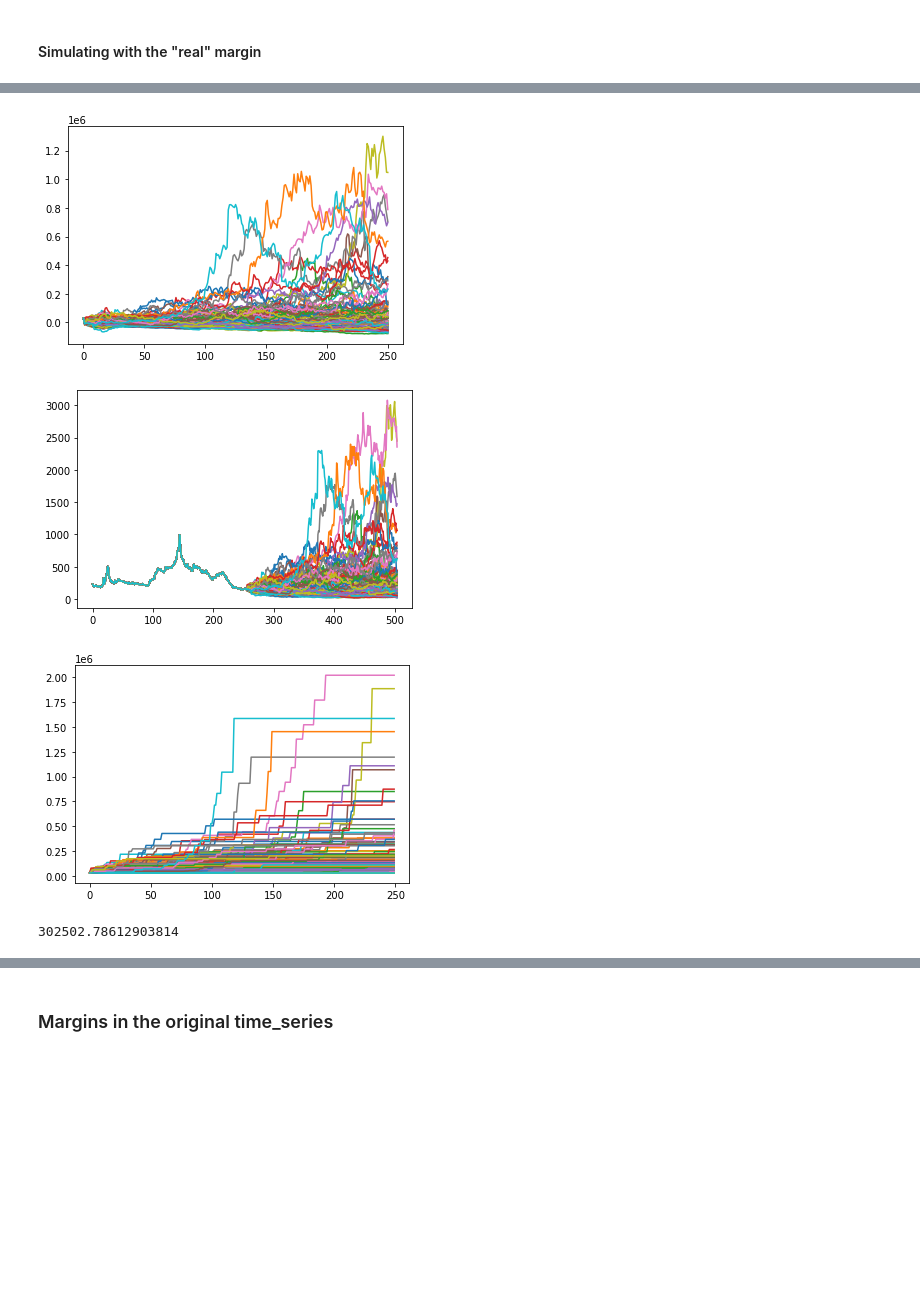
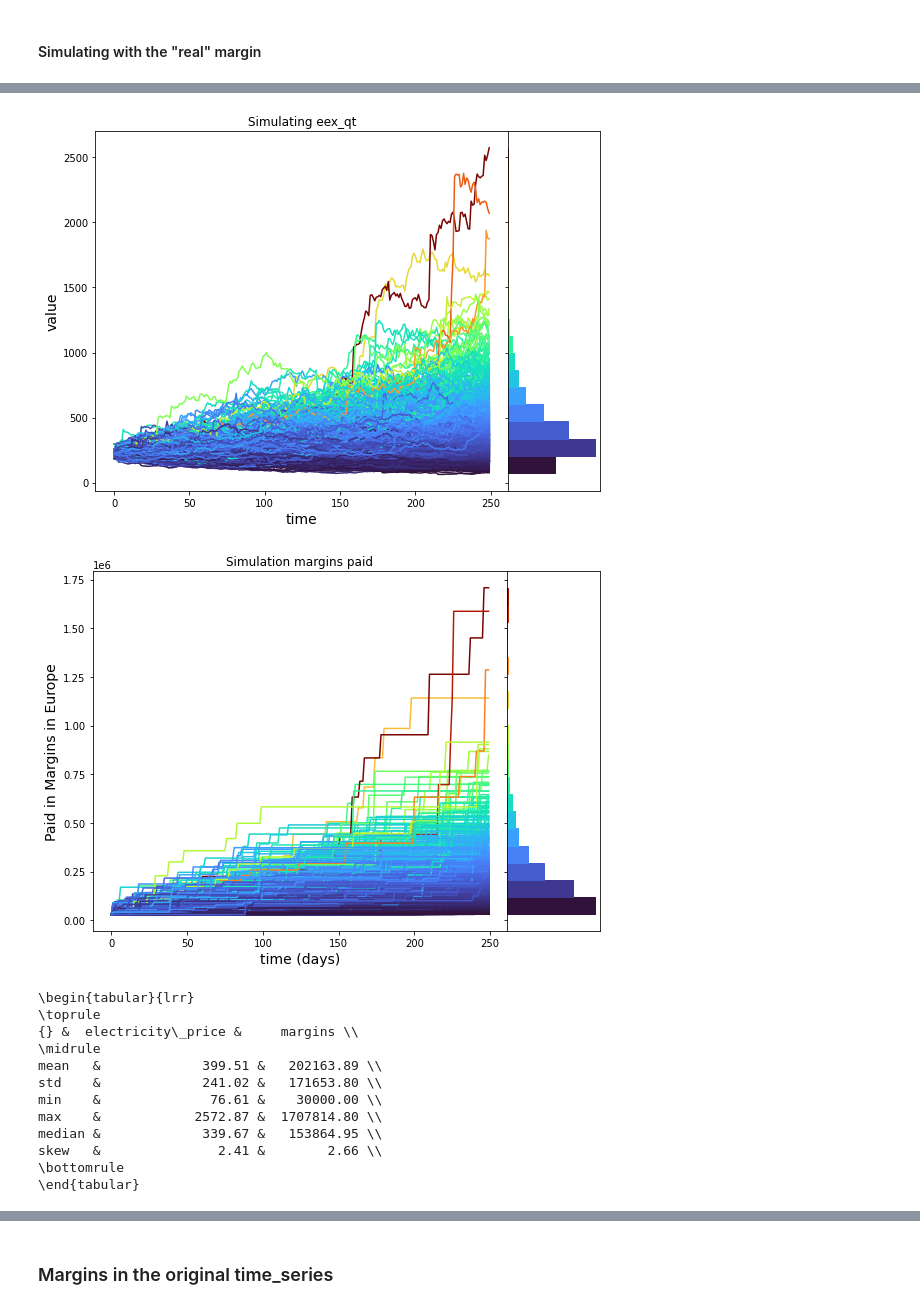
Before and after one commit to igseg/power_markets, a Jupyter notebook: Code.ipynb, the cells around one changed output, grey strips where cells are left out. Saved outputs shown, nothing was run; the diff lists cells and outputs as text; code cells hidden in the pictures; blank space fills up the shorter version.

Commit message:
Added simulations, missing simulation in the US for the non-squeeze period

```diff
--- a/Code.ipynb
+++ b/Code.ipynb
@@ -1162,7 +1181,7 @@ def risk_multiplier(rs, sigs, alpha = 0.95):
 lam = 0.99
 ecc_window = 255
 N = 250
-M = 100
+M = 1000
 crisis_idx = 410
 serie = 'eex_qt'
 
@@ -1179,25 +1198,25 @@ phi  = results[serie][0][1]
 df   = results[serie][0][-1]
 
 returns = np.zeros([M, N + 2 * ecc_window])
-prices  = np.zeros([M, N + 2 * ecc_window])
+prices_eu  = np.zeros([M, N + 2 * ecc_window])
 sigmas  = np.zeros([M, N + 2 * ecc_window])
 margins = np.zeros([M, N + 1])
 
 margins[:,0] = M0
 
 first_returns = np.log(data_garch[serie]).diff().values[-(ecc_window * 2):]
-first_prices  = data_garch[serie][-(ecc_window * 2 ):]
+first_prices_eu  = data_garch[serie][-(ecc_window * 2 ):]
 
 for i in range(M):
     returns[i,:2 * ecc_window] = first_returns
-    prices[i ,:2 * ecc_window] = first_prices
+    prices_eu[i ,:2 * ecc_window] = first_prices_eu
 
     for time in range(ecc_window):
         sigmas[i ,ecc_window + time] = sigma_formula(returns[i, time : ecc_window + time ], lam)
 
 
 returns = returns[:, ecc_window:]
-prices  = prices[: , ecc_window:]
+prices_eu  = prices_eu[: , ecc_window:]
 sigmas  = sigmas[: , ecc_window:]
 
 
@@ -1214,13 +1233,13 @@ for step in range(1,N+1):
 
     simulation_eu[:,step] = (phi0 + np.inner(phi,simulation_eu[:,step - 1].reshape((M,1))) + random_shocks[:, step - 1]) / 100
     returns[: ,ecc_window + step - 1] = simulation_eu[:,step]
-    prices[:,ecc_window + step - 1] = prices[:,ecc_window + step - 2] * np.exp(simulation_eu[:,step])
+    prices_eu[:,ecc_window + step - 1] = prices_eu[:,ecc_window + step - 2] * np.exp(simulation_eu[:,step])
 
     for m in range(M):
         sigmas[m,ecc_window + step - 1] = sigma_formula(returns[m, step - 1:ecc_window + step - 1], lam)
 
         R  = risk_multiplier(returns[m,step - 1: ecc_window + step - 1], sigmas[m,step - 1: ecc_window + step - 1])
-        Pt = (num_hours * prices[m,ecc_window + step - 1]) - V0
+        Pt = (num_hours * prices_eu[m,ecc_window + step - 1]) - V0
         margins[m, step] = l * Pt * sigmas[m,ecc_window + step - 1] * R
         if m == 1:
             Pts.append(Pt)
@@ -1233,14 +1252,14 @@ positive_margins[positive_margins < 0] = 0
 thersholds = positive_margins.copy() * 0.75
 
 num_hours = 730
-V0        = prices[:,254][0] * num_hours * np.ones(prices.shape[0])
+V0        = prices_eu[:,254][0] * num_hours * np.ones(prices_eu.shape[0])
 
-paid_eu = np.zeros_like(prices[:,255:])
+paid_eu = np.zeros_like(prices_eu[:,255:])
 paid_eu[:,0] = M0
 
 balance = np.zeros(positive_margins.shape[0])
 
-for idx, price in enumerate(prices.transpose()[255:,:]):
+for idx, price in enumerate(prices_eu.transpose()[255:,:]):
     if idx == 0:
         continue
 
@@ -1270,22 +1460,27 @@ plt.plot(prices[0,255:])
 # %%
-for m in range(M):
-    plt.plot(margins[m,:])
+fancy_plot(prices_eu[:,255:], n = prices_eu[:,255:].shape[0], time_steps= prices_eu[:,255:].shape[1] - 1, display = 1000,
+                title = f'Simulating {serie}', savefig= True, figdir= 'Figures/simulation_process_eu_non_squeeze.pdf')
 
-plt.show()
+fancy_plot(tot_paid_eu, n = tot_paid_eu.shape[0], time_steps=tot_paid_eu.shape[1] - 1, display = tot_paid_eu.shape[0], xlabel = 'time (days)',
+                 ylabel = 'Paid in Margins in Europe', savefig= True, figdir= 'Figures/simulation_margins_eu_non_squeeze.pdf', title = 'Simulation margins paid')
 
-for m in range(M):
-    plt.plot(prices[m,:])
+data_garch_simulations = pd.DataFrame([prices_eu[:,-1],tot_paid_eu[:,-1]]).transpose()
+data_garch_simulations = data_garch_simulations.rename(columns = {0: 'electricity_price', 1:'margins'})
 
-plt.show()
-
-for i in range(tot_paid_eu.shape[0]):
-    plt.plot(tot_paid_eu[i, :])
-
-plt.show()
-
-print(np.mean(tot_paid_eu[:,-1]))
+stats = data_garch_simulations.agg([ "mean","std", "min", "max", "median", "skew"]).transpose()
+print(stats.transpose().apply(lambda x: np.round(x,2)).to_latex())
 # %% [output]
-[figure, old version]
+[figure, new version]
-[figure, old version]
+[figure, new version]
-[figure, removed]
-302502.78612903814
+\begin{tabular}{lrr}
+\toprule
+{} &  electricity\_price &     margins \\
+\midrule
+mean   &             399.51 &   202163.89 \\
+std    &             241.02 &   171653.80 \\
+min    &              76.61 &    30000.00 \\
+max    &            2572.87 &  1707814.80 \\
+median &             339.67 &   153864.95 \\
+skew   &               2.41 &        2.66 \\
+\bottomrule
+\end{tabular}
```
Also changed, not shown: parts of 25 cells of this notebook.
